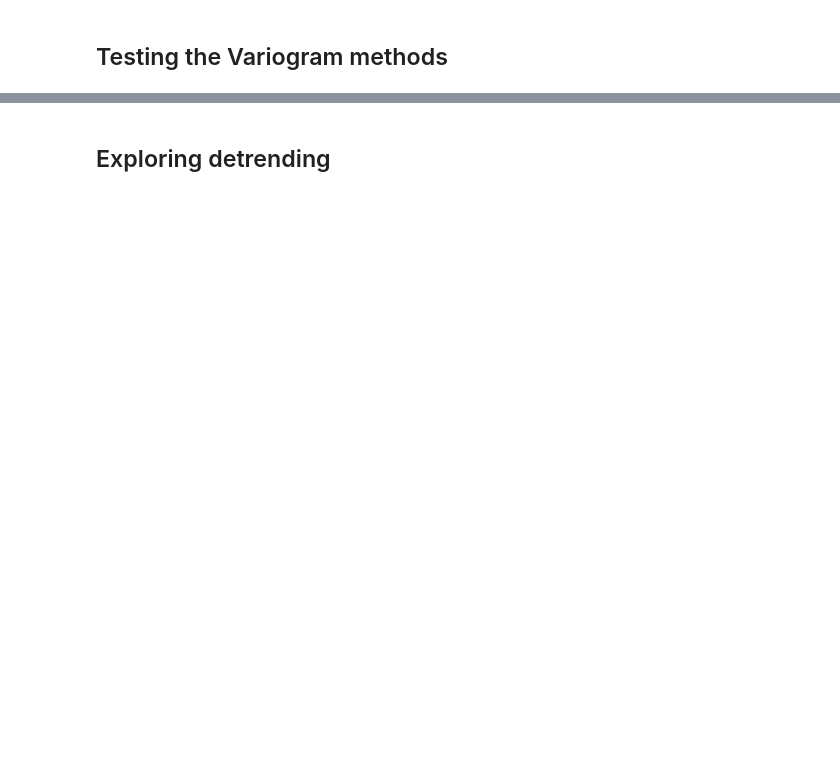
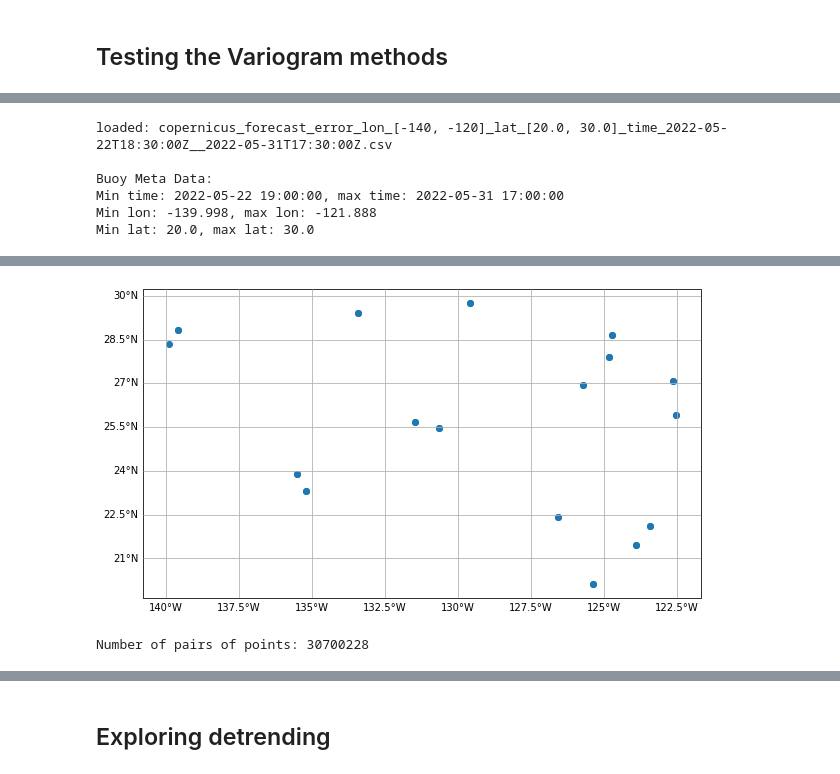
Before and after one commit to MariusWiggert/OceanPlatformControl, a Jupyter notebook: ocean_navigation_simulator/generative_error_model/test_variogram.ipynb, the cells around one changed output, grey strips where cells are left out. Saved outputs shown, nothing was run; the diff lists cells and outputs as text; code cells hidden in the pictures; blank space fills up the shorter version.

```diff
--- a/ocean_navigation_simulator/generative_error_model/test_variogram.ipynb
+++ b/ocean_navigation_simulator/generative_error_model/test_variogram.ipynb
@@ -32,0 +3,67 @@ Number of pairs of points: 30700228
+# %%
+%load_ext autoreload
+%autoreload 2
+# %matplotlib ipympl
+%matplotlib inline
+
+from variogram.VariogramAnalysis import VariogramAnalysis
+from Dataset import load_test_data, load_single_file
+from data_preprocessing import plot_buoy_data_time_collapsed, plot_buoy_data_at_time_step
+
+import geostatspy.geostats as geostats
+import pandas as pd
+import matplotlib.pyplot as plt
+import ipywidgets as widgets
+from datetime import datetime, timedelta
+from ipywidgets import interact, interactive, IntSlider
+import numpy as np
+import os
+
+# # load data for 40 days
+# data = load_test_data()
+
+data = load_single_file()
+
+# convert time axis to datetime
+data["time"] = pd.to_datetime(data["time"])
+
+# find earliest time/date and subtract from time column
+earliest_date = data["time"].min()
+data["time_offset"] = data["time"].apply(lambda x: (x - earliest_date).seconds//3600 + (x-earliest_date).days*24)
+data["time_offset"] = data["time_offset"].astype(int)
+
+print("\nBuoy Meta Data:")
+print(f"Min time: {data['time'].min()}, max time: {data['time'].max()}")
+print(f"Min lon: {data['lon'].min()}, max lon: {data['lon'].max()}")
+print(f"Min lat: {data['lat'].min()}, max lat: {data['lat'].max()}\n")
+
+fig, scatter, ax = plot_buoy_data_at_time_step(data)
+
+# Try with matplotlib
+time_list = sorted(list(set(data["time_offset"].astype(int).tolist())))
+
+time = widgets.IntSlider(
+    value=0,
+    min=0,
+    max=time_list[-1],
+    step=1,
+    description="Time [hrs]:",
+    disabled=False,
+    continuous_update=True,
+    orientation="horizontal"
+)
+
+def update(time):
+    scatter.set_ydata(data[data["time_offset"] == time]["lat"])
+    scatter.set_xdata(data[data["time_offset"] == time]["lon"])
+    fig.canvas.draw_idle()
+
+w = widgets.interactive(update, time=time)
+display(time)
+# %% [output]
+loaded: copernicus_forecast_error_lon_[-140, -120]_lat_[20.0, 30.0]_time_2022-05-22T18:30:00Z__2022-05-31T17:30:00Z.csv
+
+Buoy Meta Data:
+Min time: 2022-05-22 19:00:00, max time: 2022-05-31 17:00:00
+Min lon: -139.998, max lon: -121.888
+Min lat: 20.0, max lat: 30.0
@@ -33,2 +71,11 @@ Number of pairs of points: 30700228
+[figure, added]
+# %%
+# Variogram calculation
+vario_ana = VariogramAnalysis(data)
+vario_ana.detrend(detrend_var="lat", num_bins=1)
+bins, bins_count = vario_ana.build_variogram((1,1,1), 2, chunk_size=int(1e6),\
+    detrended=True, cross_buoy_pairs_only=True)
+# %% [output]
+Number of pairs of points: 30700228
 # %%
 vario_ana.plot_histograms()
```
Also changed, not shown: parts of 16 cells of this notebook, 3 other files.
